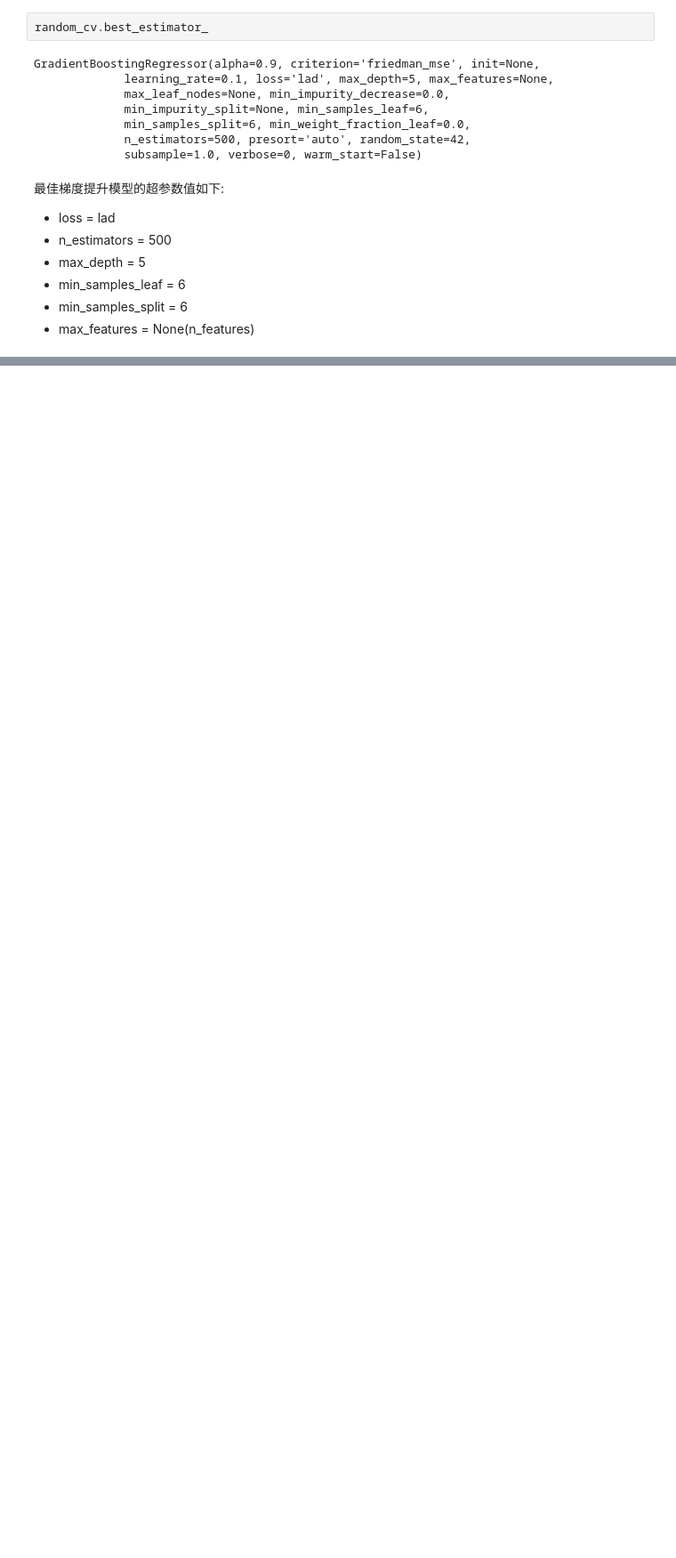
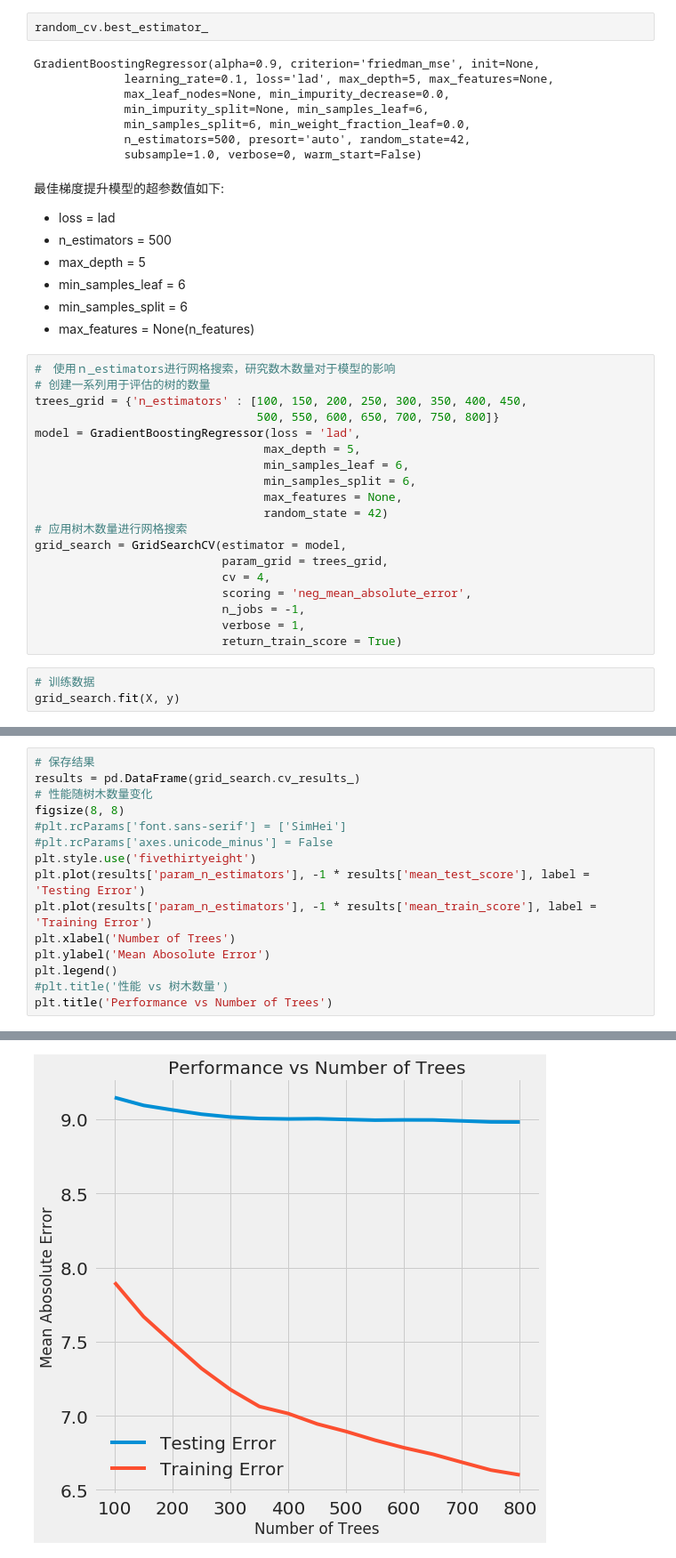
Before and after one commit to Bugdragon/energy_star_score, a Jupyter notebook: Machine Learning Project Part 2.ipynb, the cells around one changed output, grey strips where cells are left out. Shown: that part at 89% size. Drawn from its saved outputs; the diff is of its cells as text; blank space fills up the shorter version.

```diff
--- a/Machine Learning Project Part 2.ipynb
+++ b/Machine Learning Project Part 2.ipynb
@@ -354,3 +361,25 @@ GradientBoostingRegressor(alpha=0.9, criterion='friedman_mse', init=None,
 * min_samples_leaf = 6
 * min_samples_split = 6
 * max_features = None(n_features)
+# %%
+#　使用ｎ_estimators进行网格搜索，研究数木数量对于模型的影响
+# 创建一系列用于评估的树的数量
+trees_grid = {'n_estimators' : [100, 150, 200, 250, 300, 350, 400, 450,
+                                500, 550, 600, 650, 700, 750, 800]}
+model = GradientBoostingRegressor(loss = 'lad',
+                                 max_depth = 5,
+                                 min_samples_leaf = 6,
+                                 min_samples_split = 6,
+                                 max_features = None,
+                                 random_state = 42)
+# 应用树木数量进行网格搜索
+grid_search = GridSearchCV(estimator = model,
+                           param_grid = trees_grid,
+                           cv = 4,
+                           scoring = 'neg_mean_absolute_error',
+                           n_jobs = -1,
+                           verbose = 1,
+                           return_train_score = True)
+# %%
+# 训练数据
+grid_search.fit(X, y)
@@ -356,0 +402,16 @@ GradientBoostingRegressor(alpha=0.9, criterion='friedman_mse', init=None,
+# %%
+# 保存结果
+results = pd.DataFrame(grid_search.cv_results_)
+# 性能随树木数量变化
+figsize(8, 8)
+#plt.rcParams['font.sans-serif'] = ['SimHei']
+#plt.rcParams['axes.unicode_minus'] = False
+plt.style.use('fivethirtyeight')
+plt.plot(results['param_n_estimators'], -1 * results['mean_test_score'], label = 'Testing Error')
+plt.plot(results['param_n_estimators'], -1 * results['mean_train_score'], label = 'Training Error')
+plt.xlabel('Number of Trees')
+plt.ylabel('Mean Abosolute Error')
+plt.legend()
+#plt.title('性能 vs 树木数量')
+plt.title('Performance vs Number of Trees')
+# %% [output]
@@ -356,0 +419 @@ GradientBoostingRegressor(alpha=0.9, criterion='friedman_mse', init=None,
+[figure, added]
```
Also changed, not shown: parts of 19 cells of this notebook, 3 other files.
